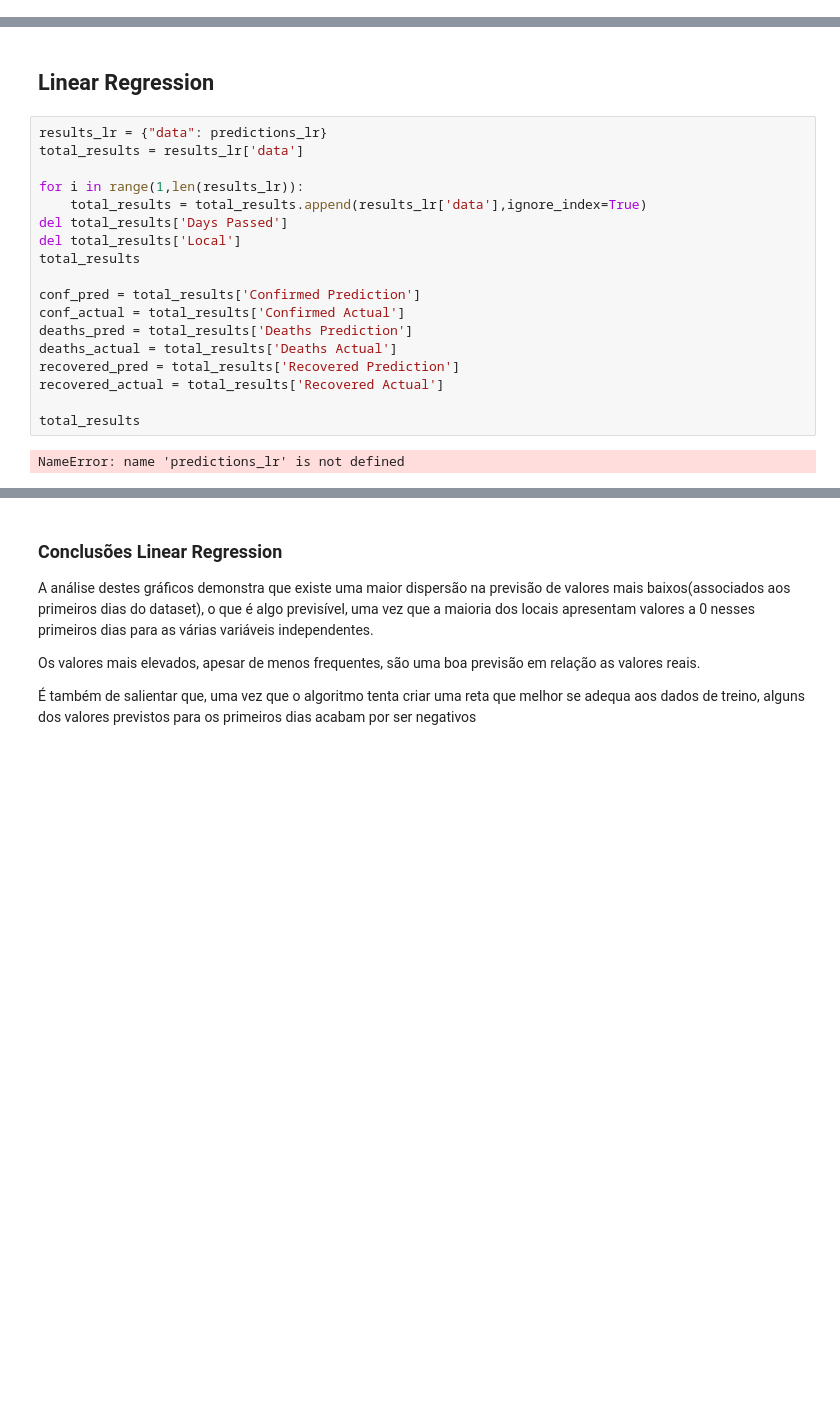
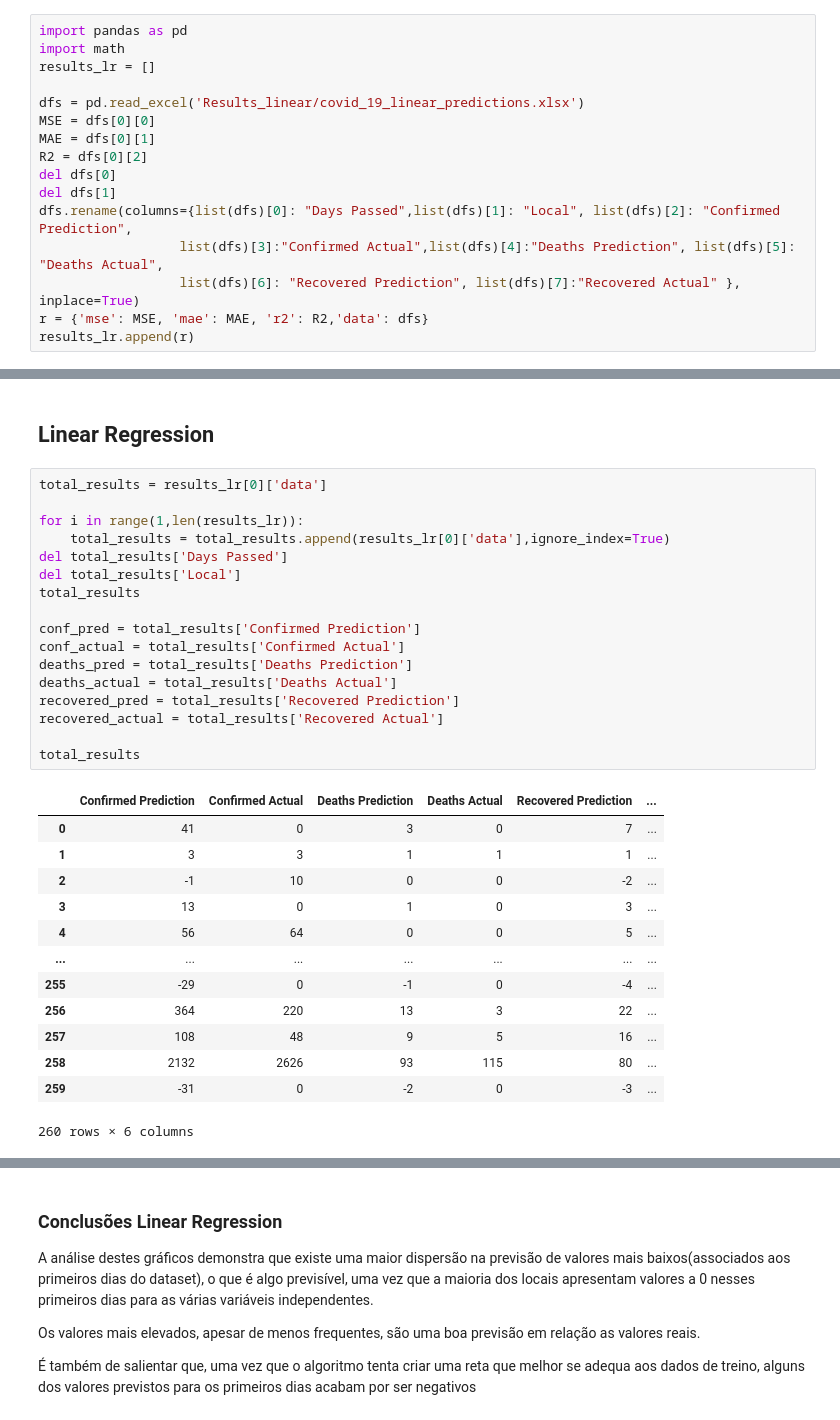
Before and after one commit to JoaoRicardoCardoso/MIEIC_IART_19_PROJ, a Jupyter notebook: PROJ2/Aggregation.ipynb, the cells around one changed output, grey strips where cells are left out. Drawn from its saved outputs; the diff is of its cells as text; blank space fills up the shorter version.

Commit message:
finished linear regression extract

```diff
--- a/PROJ2/Aggregation.ipynb
+++ b/PROJ2/Aggregation.ipynb
@@ -682,3 +718,19 @@ predictions_lr
+# %%
+import pandas as pd
+import math
+results_lr = []
+
+dfs = pd.read_excel('Results_linear/covid_19_linear_predictions.xlsx')
+MSE = dfs[0][0]
+MAE = dfs[0][1]
+R2 = dfs[0][2]
+del dfs[0]
+del dfs[1]
+dfs.rename(columns={list(dfs)[0]: "Days Passed",list(dfs)[1]: "Local", list(dfs)[2]: "Confirmed Prediction",
+                  list(dfs)[3]:"Confirmed Actual",list(dfs)[4]:"Deaths Prediction", list(dfs)[5]: "Deaths Actual",
+                  list(dfs)[6]: "Recovered Prediction", list(dfs)[7]:"Recovered Actual" }, inplace=True)
+r = {'mse': MSE, 'mae': MAE, 'r2': R2,'data': dfs}
+results_lr.append(r)
 # %% [markdown]
 # Análise de dados
 # %% [markdown]
@@ -1277,23 +1329,34 @@ De forma geral o algoritmo Support Vector Machine para regressão funcionou de f
 # %% [markdown]
 ## Linear Regression
 # %%
-results_lr = {"data": predictions_lr}
-total_results = results_lr['data']
+total_results = results_lr[0]['data']
 
 for i in range(1,len(results_lr)):
-    total_results = total_results.append(results_lr['data'],ignore_index=True)
+    total_results = total_results.append(results_lr[0]['data'],ignore_index=True)
 del total_results['Days Passed']
 del total_results['Local']
 total_results
 
 conf_pred = total_results['Confirmed Prediction']
 conf_actual = total_results['Confirmed Actual']
 deaths_pred = total_results['Deaths Prediction']
 deaths_actual = total_results['Deaths Actual']
 recovered_pred = total_results['Recovered Prediction']
 recovered_actual = total_results['Recovered Actual']
 
 total_results
 # %% [output]
+|  | Confirmed Prediction | Confirmed Actual | Deaths Prediction | Deaths Actual | Recovered Prediction | ... |
+| 0 | 41 | 0 | 3 | 0 | 7 | ... |
+| 1 | 3 | 3 | 1 | 1 | 1 | ... |
+| 2 | -1 | 10 | 0 | 0 | -2 | ... |
+| 3 | 13 | 0 | 1 | 0 | 3 | ... |
+| 4 | 56 | 64 | 0 | 0 | 5 | ... |
+| ... | ... | ... | ... | ... | ... | ... |
+| 255 | -29 | 0 | -1 | 0 | -4 | ... |
+| 256 | 364 | 220 | 13 | 3 | 22 | ... |
+| 257 | 108 | 48 | 9 | 5 | 16 | ... |
+| 258 | 2132 | 2626 | 93 | 115 | 80 | ... |
+| 259 | -31 | 0 | -2 | 0 | -3 | ... |
-NameError: name 'predictions_lr' is not defined
+260 rows × 6 columns
 # %%
```
Also changed, not shown: parts of 14 cells of this notebook, 3 other files.
